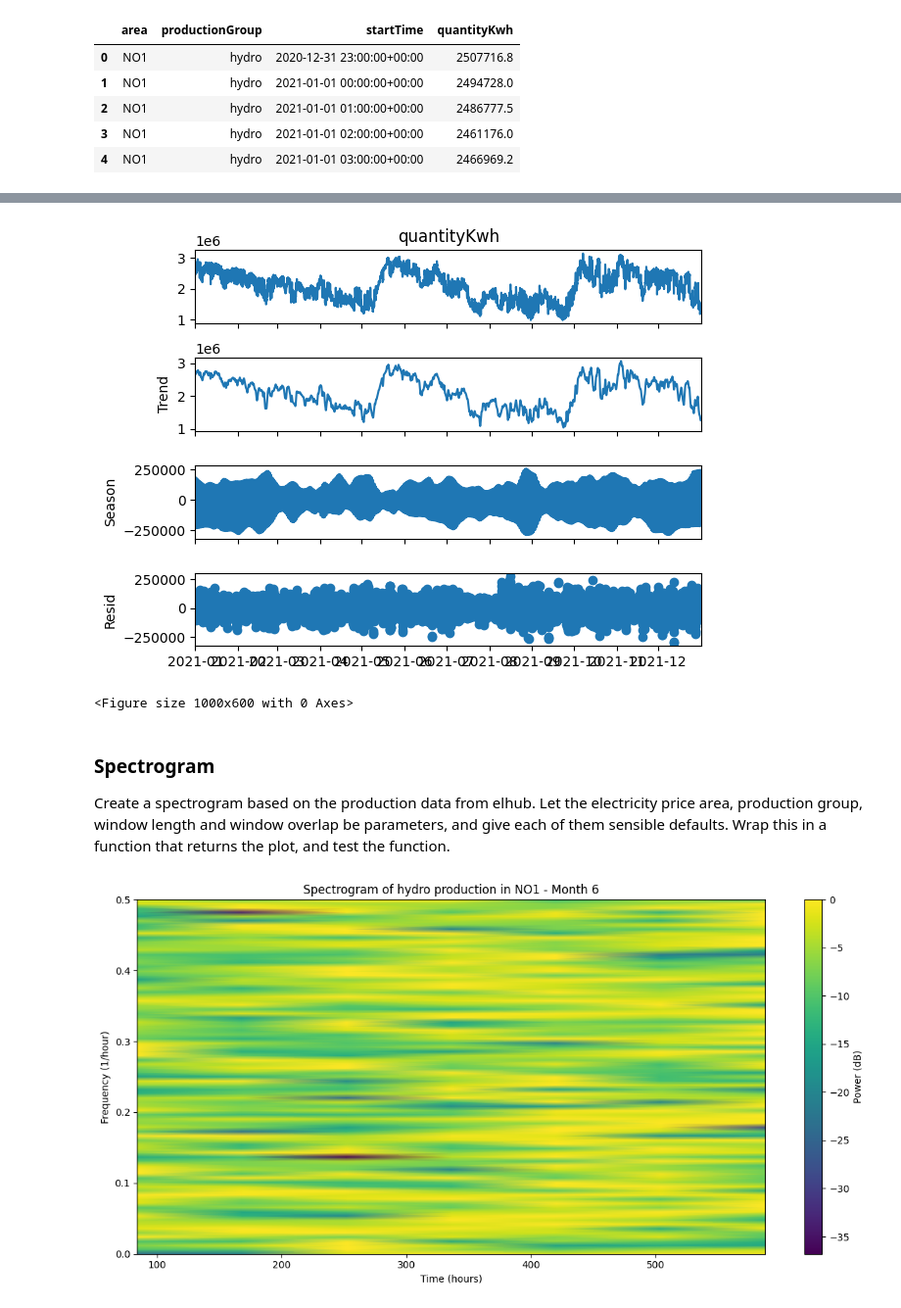
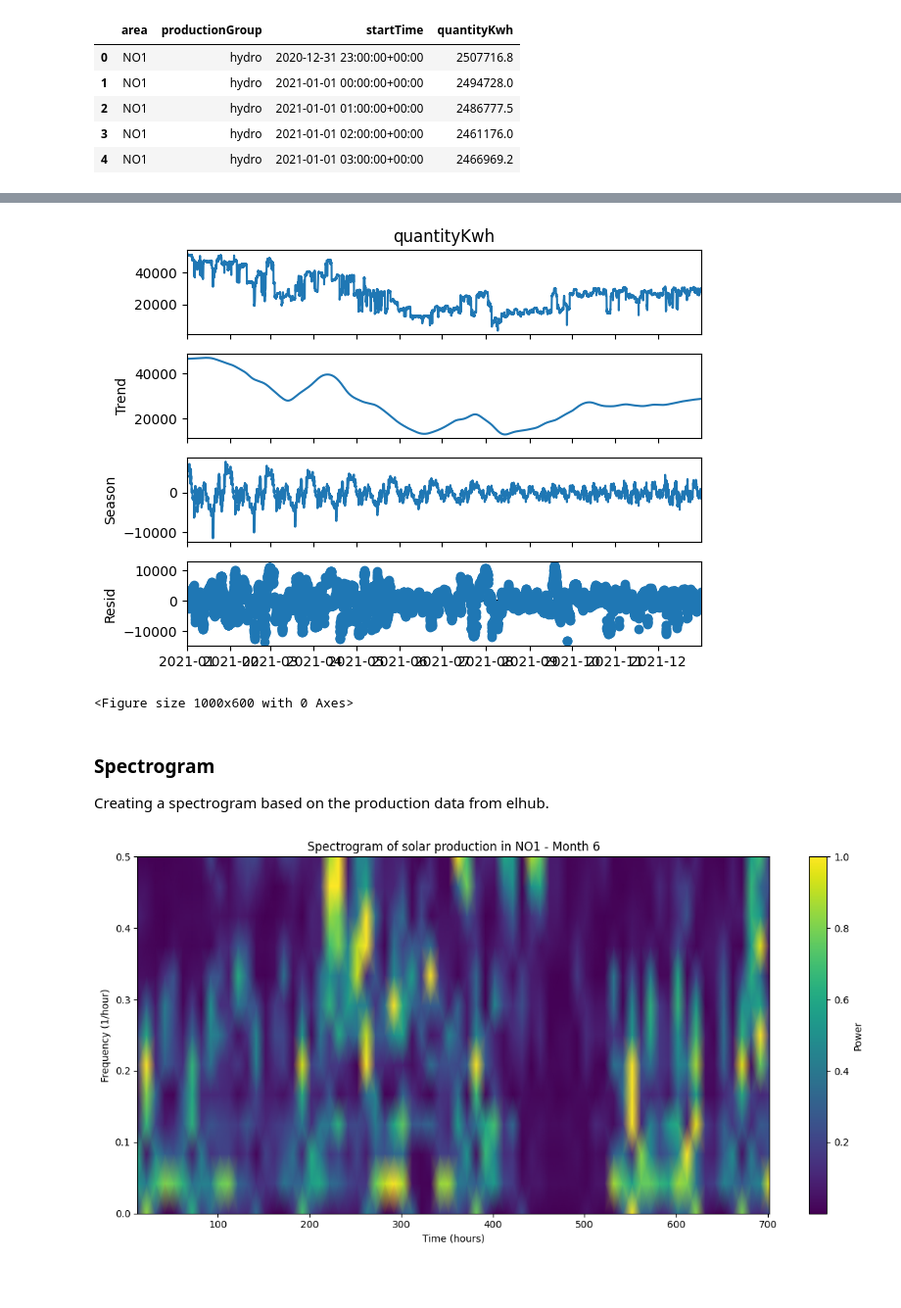
Before and after one commit to heitonn/heitonn-ind320-streamlit, a Jupyter notebook: notebooks/assignment3_notebook.ipynb, the cells around one changed output, grey strips where cells are left out. Shown at 98% size. Saved outputs shown, nothing was run; the diff lists cells and outputs as text; code cells hidden in the pictures; blank space fills up the shorter version.

```diff
--- a/notebooks/assignment3_notebook.ipynb
+++ b/notebooks/assignment3_notebook.ipynb
@@ -578,5 +478,5 @@ df.head()
 # %%
-from statsmodels.tsa.seasonal import STL
+
 
 def plot_stl_decomposition(df, area="NO1", productionGroup="hydro",
                            period=24, seasonal=13, trend=13, robust=False):
@@ -595,18 +495,20 @@ def plot_stl_decomposition(df, area="NO1", productionGroup="hydro",
     Returns:
         stl (STL): STL object with decomposition
     """
-    # --- 1. Filter data ---
+    from statsmodels.tsa.seasonal import STL
+
+    # Filtering data on area and production group
     df_filtered = df[(df['area'] == area) & (df['productionGroup'] == productionGroup)].copy()
     df_filtered = df_filtered.sort_values('startTime')
 
-    # --- 2. Lagre tidsserie ---
+    # Making a time series
     ts = df_filtered.set_index('startTime')['quantityKwh']
 
-    # --- 3. STL decomposition ---
+    # STL decomposition
     stl = STL(ts, period=period, seasonal=seasonal, trend=trend, robust=robust)
     result = stl.fit()
 
-    # --- 4. Plot ---
+    # Plotting
     result.plot()
     plt.figure(figsize=(10, 6))
     plt.suptitle(f"STL decomposition for {productionGroup} in {area}", fontsize=14)
@@ -615,22 +517,18 @@ def plot_stl_decomposition(df, area="NO1", productionGroup="hydro",
 
     return result
 
-# --- 5. Test function ---
-stl_result = plot_stl_decomposition(df, area="NO1", productionGroup="hydro",
-                                     period=24, seasonal=13, trend=25)
+
+# Test function
+# One day 24 hours - one week 168 hours
+stl_result = plot_stl_decomposition(df, area="NO1", productionGroup="thermal",
+                                     period=700, seasonal=711, trend=711)
 # %% [output]
-[figure, old version]
+[figure, new version]
 <Figure size 1000x600 with 0 Axes>
 # %% [markdown]
 ### Spectrogram
-Create a spectrogram based on the production data from elhub.
-Let the electricity price area, production group, window length and window overlap be parameters, and give each of them sensible defaults.
-Wrap this in a function that returns the plot, and test the function.
+Creating a spectrogram based on the production data from elhub.
 # %%
-
-from scipy.signal import spectrogram
-
-
 def plot_production_spectrogram(df, area="NO1", productionGroup="hydro",
                                 window_length=168, window_overlap=84, fs=1,
                                 month=None, log_scale=True, normalize=False):
@@ -650,7 +548,10 @@ def plot_production_spectrogram(df, area="NO1", productionGroup="hydro",
     Returns:
         f, t, Sxx: Frequencies, times, and spectrogram power
     """
-    # --- 1. Filter data ---
+
+    from scipy.signal import spectrogram
+
+    # Filtering data
     df_filtered = df[(df['area'] == area) & (df['productionGroup'] == productionGroup)].copy()
     df_filtered = df_filtered.sort_values('startTime')
 
@@ -661,37 +562,37 @@ def plot_production_spectrogram(df, area="NO1", productionGroup="hydro",
     if len(ts) < window_length:
         raise ValueError("Time series is shorter than window length.")
 
-    # --- 2. Spectrogram ---
+    # Spectrogram
     f, t, Sxx = spectrogram(ts, fs=fs, nperseg=window_length, noverlap=window_overlap)
 
     if normalize:
         Sxx = Sxx / (Sxx.max(axis=1, keepdims=True) + 1e-12)
 
     if log_scale:
         Sxx_plot = 10 * np.log10(Sxx + 1e-10)
         cbar_label = 'Power (dB)'
     else:
         Sxx_plot = Sxx
         cbar_label = 'Power'
 
     # --- 3. Plot ---
     plt.figure(figsize=(12,6))
     plt.pcolormesh(t, f, Sxx_plot, shading='gouraud')
     plt.ylabel('Frequency (1/hour)')
     plt.xlabel('Time (hours)')
     title = f"Spectrogram of {productionGroup} production in {area}"
     if month is not None:
         title += f" - Month {month}"
     plt.title(title)
     plt.colorbar(label=cbar_label)
     plt.tight_layout()
     plt.show()
 
     return f, t, Sxx
 # --- Test the function ---¨
 
-f, t, Sxx = plot_production_spectrogram(df, area="NO1", productionGroup="hydro",
-                                        window_length=168, window_overlap=84,
-                                        month=6, log_scale=True, normalize=True)
+f, t, Sxx = plot_production_spectrogram(df, area="NO1", productionGroup="solar",
+                                        window_length=24, window_overlap=14,
+                                        month=6, log_scale=False, normalize=True)
 # %% [output]
-[figure, old version]
+[figure, new version]
```
Also changed, not shown: parts of 20 cells of this notebook.
